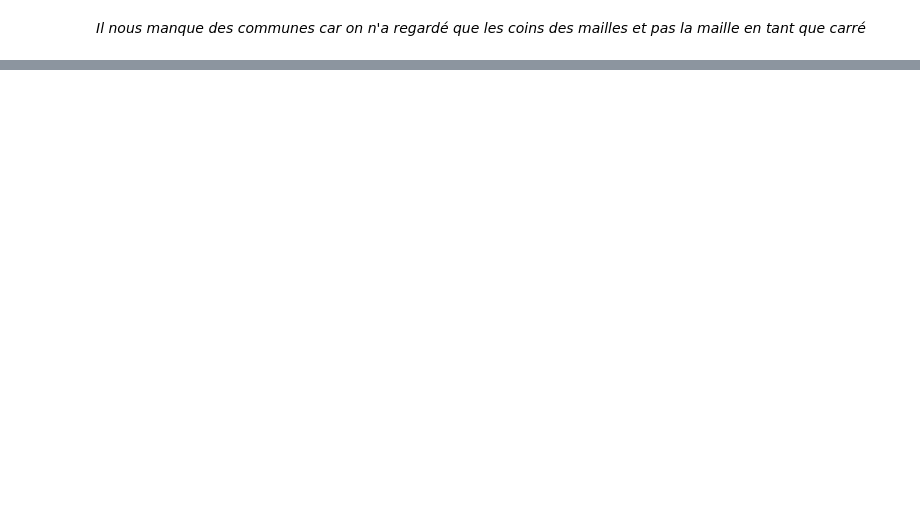
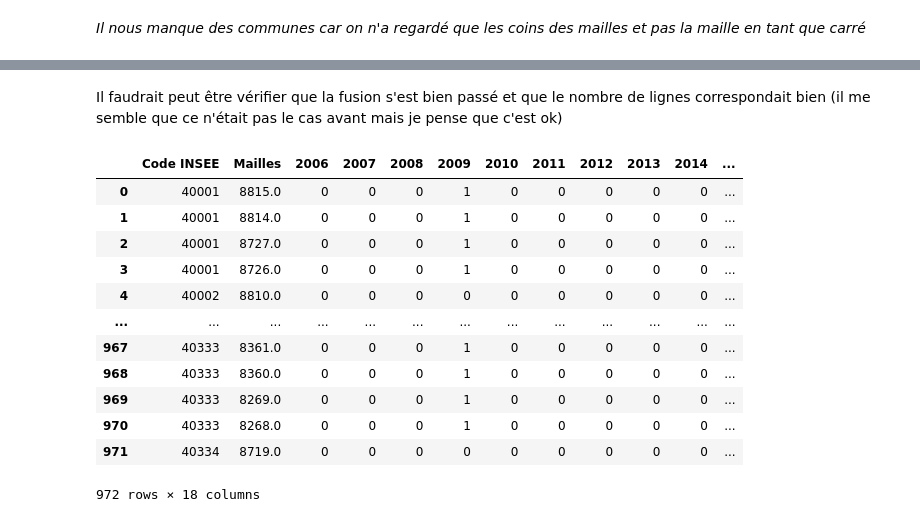
Before and after one commit to jjulietteschneider/Analyse-du-risque-des-feux-de-for-t, a Jupyter notebook: base ifm_communes.ipynb, the cells around one changed output, grey strips where cells are left out. Saved outputs shown, nothing was run; the diff lists cells and outputs as text; code cells hidden in the pictures; blank space fills up the shorter version.

```diff
--- a/base ifm_communes.ipynb
+++ b/base ifm_communes.ipynb
@@ -588,0 +740,26 @@ idée, prendre des mailles autour, je pense qu'elles y sont mais ne sont pas loc
+# %% [markdown]
+Il faudrait peut être vérifier que la fusion s'est bien passé et que le nombre de lignes correspondait bien (il me semble que ce n'était pas le cas avant mais je pense que c'est ok)
+# %%
+# On explose les lignes par rapport aux différentes mailles
+# Utiliser explode pour séparer les listes et "dupliquer" les lignes
+exp = testfeux.explode('Mailles')
+
+# Réinitialiser l'index si nécessaire
+exp.reset_index(drop=True, inplace=True)
+
+# Afficher le DataFrame résultant
+exp
+# %% [output]
+|  | Code INSEE | Mailles | 2006 | 2007 | 2008 | 2009 | 2010 | 2011 | 2012 | 2013 | 2014 | ... |
+| 0 | 40001 | 8815.0 | 0 | 0 | 0 | 1 | 0 | 0 | 0 | 0 | 0 | ... |
+| 1 | 40001 | 8814.0 | 0 | 0 | 0 | 1 | 0 | 0 | 0 | 0 | 0 | ... |
+| 2 | 40001 | 8727.0 | 0 | 0 | 0 | 1 | 0 | 0 | 0 | 0 | 0 | ... |
+| 3 | 40001 | 8726.0 | 0 | 0 | 0 | 1 | 0 | 0 | 0 | 0 | 0 | ... |
+| 4 | 40002 | 8810.0 | 0 | 0 | 0 | 0 | 0 | 0 | 0 | 0 | 0 | ... |
+| ... | ... | ... | ... | ... | ... | ... | ... | ... | ... | ... | ... | ... |
+| 967 | 40333 | 8361.0 | 0 | 0 | 0 | 1 | 0 | 0 | 0 | 0 | 0 | ... |
+| 968 | 40333 | 8360.0 | 0 | 0 | 0 | 1 | 0 | 0 | 0 | 0 | 0 | ... |
+| 969 | 40333 | 8269.0 | 0 | 0 | 0 | 1 | 0 | 0 | 0 | 0 | 0 | ... |
+| 970 | 40333 | 8268.0 | 0 | 0 | 0 | 1 | 0 | 0 | 0 | 0 | 0 | ... |
+| 971 | 40334 | 8719.0 | 0 | 0 | 0 | 0 | 0 | 0 | 0 | 0 | 0 | ... |
+972 rows × 18 columns
```
Also changed, not shown: parts of 26 cells of this notebook, 1 other file.
